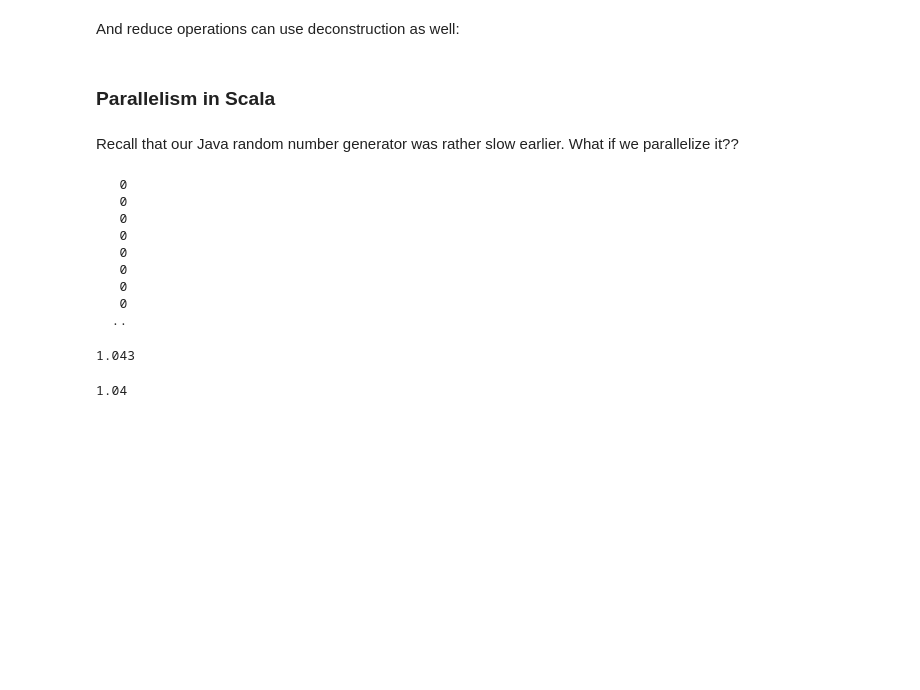
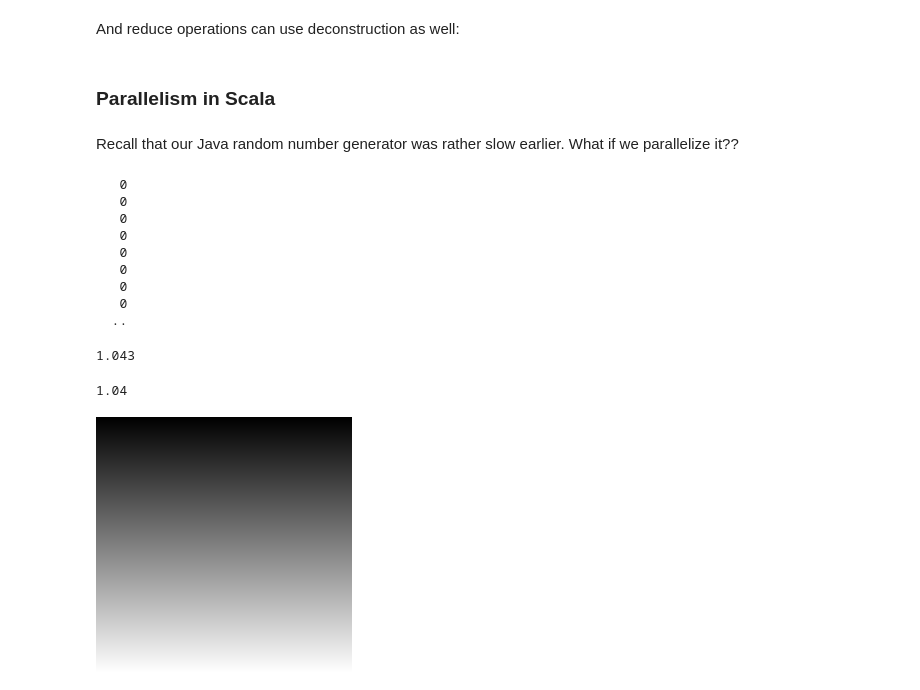
Before and after one commit to BIDData/BIDMach, a Jupyter notebook: tutorials/BIDMat_Scala_Intro.ipynb, the cells around one changed output. Cells and saved outputs as stored; diff of their text form; code cells hidden in the pictures; blank space fills up the shorter version.

```diff
--- a/tutorials/BIDMat_Scala_Intro.ipynb
+++ b/tutorials/BIDMat_Scala_Intro.ipynb
@@ -413,3 +413,8 @@ def fillAll = {
 }
 fillAll
 val t=toc
+# %%
+val a=ones(256,1)*row(0->256)
+show(a)
+# %% [output]
+[figure, added]
```
Also changed, not shown: parts of 1 cell of this notebook, 6 other files.
